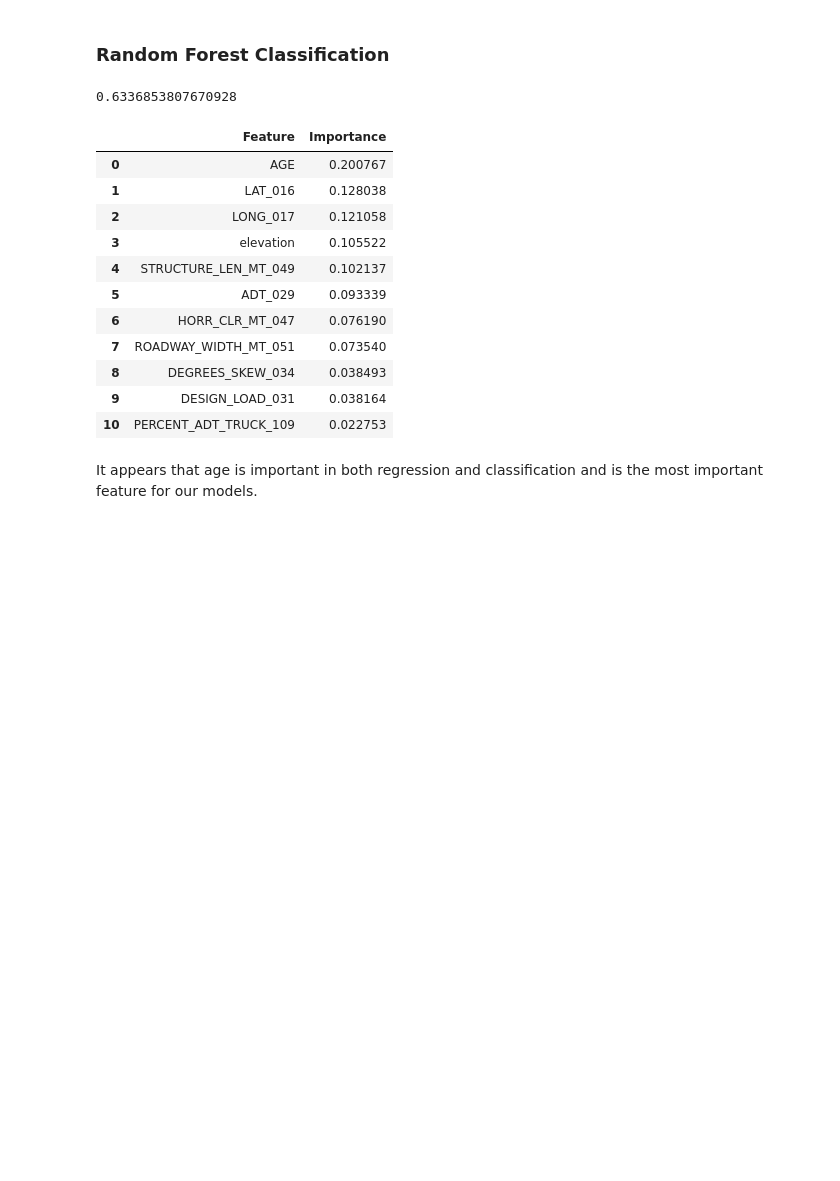
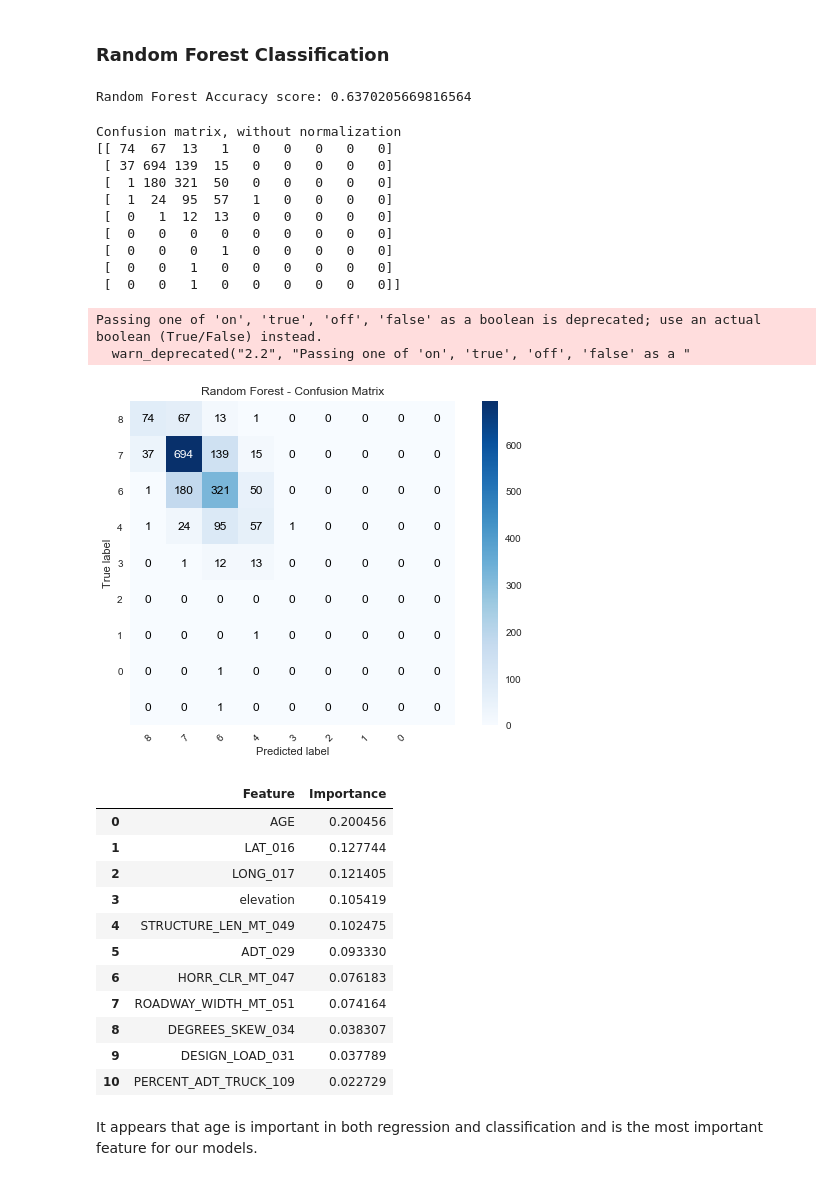
Before and after one commit to carlosbrown2/Springboard, a Jupyter notebook: Capstone Project 1/Capstone Project 1.ipynb, the cells around one changed output. Saved outputs shown, nothing was run; the diff lists cells and outputs as text; code cells hidden in the pictures; blank space fills up the shorter version.

```diff
--- a/Capstone Project 1/Capstone Project 1.ipynb
+++ b/Capstone Project 1/Capstone Project 1.ipynb
@@ -918,36 +1023,54 @@ grid_svm.score(Xtest,ytest)
 # %% [markdown]
 ### Random Forest Classification
 # %%
-from sklearn.ensemble import RandomForestClassifier
-Xtrain, Xtest, ytrain, ytest = train_test_split(features,data[conditions[0]],test_size=0.2,random_state=42)
+#Random Forest model
+Xtrain, Xtest, ytrain, ytest = train_test_split(features,data[conditions[0]].astype(int),test_size=0.2,random_state=42)
 steps = [('scaler', QuantileTransformer()),('rf',RandomForestClassifier(n_estimators=100))]
 MD_range = list(np.arange(1,16))
-#params = {'rf_max_depth':MD_range}
-#pipeline_RF = Pipeline(steps)
-#grid_RF = GridSearchCV(pipeline_RF, params, cv=5)
-clf_rf = RandomForestClassifier(n_estimators=1000)
+clf_rf = RandomForestClassifier(n_estimators=2000)
 clf_rf.fit(Xtrain,ytrain)
-clf_rf.score(Xtest,ytest)
-#grid_RF.fit(Xtrain,ytrain)
-#grid_RF.score(Xtest,ytest)
+ypred = clf_rf.predict(Xtest)
+print('Random Forest Accuracy score:',clf_rf.score(Xtest,ytest))
 # %% [output]
-0.6336853807670928
+Random Forest Accuracy score: 0.6370205669816564
+# %%
+classes = np.flip(np.sort(data[conditions[0]].unique().astype(int)))
+plot_confusion_matrix(ytest, ypred, classes,
+                          normalize=False,
+                          title='Random Forest - Confusion Matrix',
+                          cmap=plt.cm.Blues)
+plt.savefig('/Users/carlosbrown/Documents/Springboard/Figures/RFconfusion.png',format='png')
+# %% [output]
+Confusion matrix, without normalization
+[[ 74  67  13   1   0   0   0   0   0]
+ [ 37 694 139  15   0   0   0   0   0]
+ [  1 180 321  50   0   0   0   0   0]
+ [  1  24  95  57   1   0   0   0   0]
+ [  0   1  12  13   0   0   0   0   0]
+ [  0   0   0   0   0   0   0   0   0]
+ [  0   0   0   1   0   0   0   0   0]
+ [  0   0   1   0   0   0   0   0   0]
+ [  0   0   1   0   0   0   0   0   0]]
+Passing one of 'on', 'true', 'off', 'false' as a boolean is deprecated; use an actual boolean (True/False) instead.
+  warn_deprecated("2.2", "Passing one of 'on', 'true', 'off', 'false' as a "
+[figure, added]
 # %%
+#Print Feature Importances for Random Forest model
 rf_feature_list = pd.DataFrame(list(zip(features.columns,clf_rf.feature_importances_)),columns=['Feature','Importance'])
 rf_feature_list.sort_values(by='Importance',ascending=False).reset_index(drop=True)
 # %% [output]
 |  | Feature | Importance |
-| 0 | AGE | 0.200767 |
-| 1 | LAT_016 | 0.128038 |
-| 2 | LONG_017 | 0.121058 |
-| 3 | elevation | 0.105522 |
-| 4 | STRUCTURE_LEN_MT_049 | 0.102137 |
-| 5 | ADT_029 | 0.093339 |
-| 6 | HORR_CLR_MT_047 | 0.076190 |
-| 7 | ROADWAY_WIDTH_MT_051 | 0.073540 |
-| 8 | DEGREES_SKEW_034 | 0.038493 |
-| 9 | DESIGN_LOAD_031 | 0.038164 |
-| 10 | PERCENT_ADT_TRUCK_109 | 0.022753 |
+| 0 | AGE | 0.200456 |
+| 1 | LAT_016 | 0.127744 |
+| 2 | LONG_017 | 0.121405 |
+| 3 | elevation | 0.105419 |
+| 4 | STRUCTURE_LEN_MT_049 | 0.102475 |
+| 5 | ADT_029 | 0.093330 |
+| 6 | HORR_CLR_MT_047 | 0.076183 |
+| 7 | ROADWAY_WIDTH_MT_051 | 0.074164 |
+| 8 | DEGREES_SKEW_034 | 0.038307 |
+| 9 | DESIGN_LOAD_031 | 0.037789 |
+| 10 | PERCENT_ADT_TRUCK_109 | 0.022729 |
 # %% [markdown]
 It appears that age is important in both regression and classification and is the most important feature for our models.
 # %% [markdown]
```
Also changed, not shown: parts of 34 cells of this notebook.
